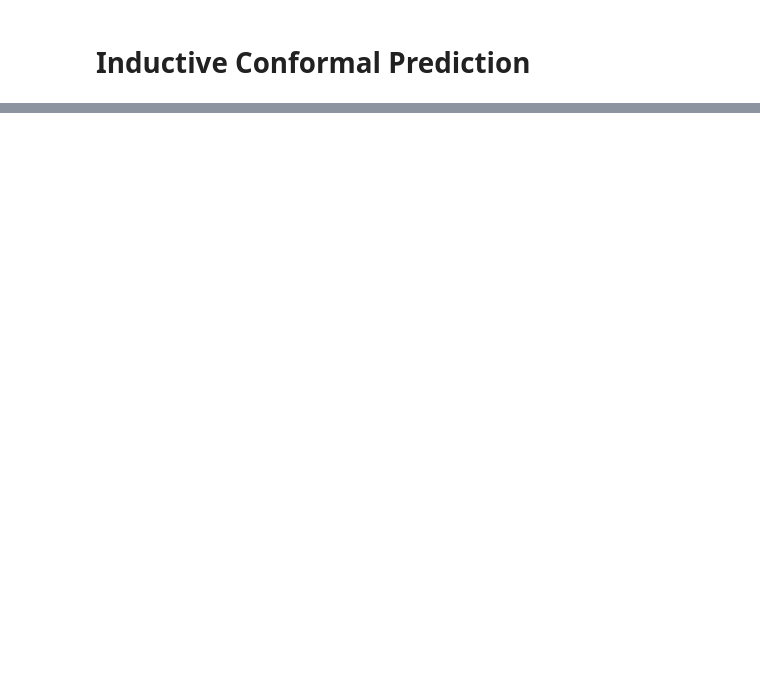
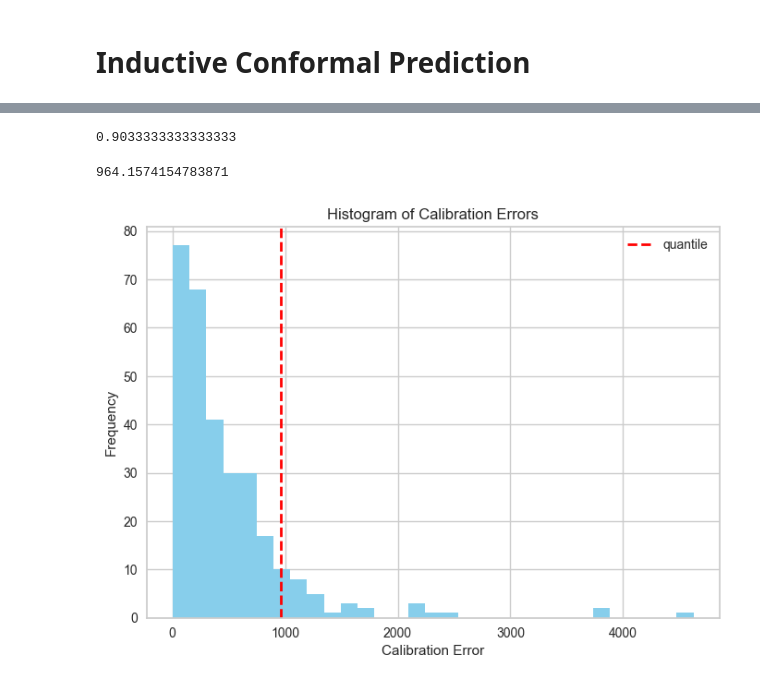
Before and after one commit to samuelcastan/predicting-gas-production, a Jupyter notebook: notebooks/conformal_prediction.ipynb, the cells around one changed output, grey strips where cells are left out. Cells and saved outputs as stored; diff of their text form; code cells hidden in the pictures; blank space fills up the shorter version.

```diff
--- a/notebooks/conformal_prediction.ipynb
+++ b/notebooks/conformal_prediction.ipynb
@@ -32,0 +84,4 @@ pipeline = Pipeline([
+# %%
+alpha = 0.10
+n_cal = len(y_cal)
+print(n_cal)
@@ -32,0 +90,4 @@ pipeline = Pipeline([
+# %%
+# make point predictions on the calibration and test sets
+y_pred_cal = pipeline.predict(X_cal)
+y_pred_test = pipeline.predict(X_test)
@@ -32,0 +101,28 @@ pipeline = Pipeline([
+# %%
+# calculate calibraion errors
+y_cal_error = np.abs(y_cal - y_pred_cal)
+# %%
+# calculate quantile with final sample adjustment to ensure coverage
+np.ceil((n_cal+1)*(1-alpha))/n_cal
+# %% [output]
+0.9033333333333333
+# %%
+#calculate q_hat on the calibration set
+q_yhat_cal = np.quantile(y_cal_error,np.ceil((n_cal+1)*(1-alpha))/n_cal)
+q_yhat_cal
+# %% [output]
+964.1574154783871
+# %%
+# Plot the histogram
+plt.hist(y_cal_error, bins='auto', color='skyblue')
+
+# Add a vertical line for the
+plt.axvline(q_yhat_cal, color='red', linestyle='dashed', linewidth=2, label='quantile')
+
+plt.legend()
+plt.xlabel('Calibration Error')
+plt.ylabel('Frequency')
+plt.title('Histogram of Calibration Errors')
+plt.show()
+# %% [output]
+[figure, added]
```
Also changed, not shown: parts of 16 cells of this notebook, 1 other file.
